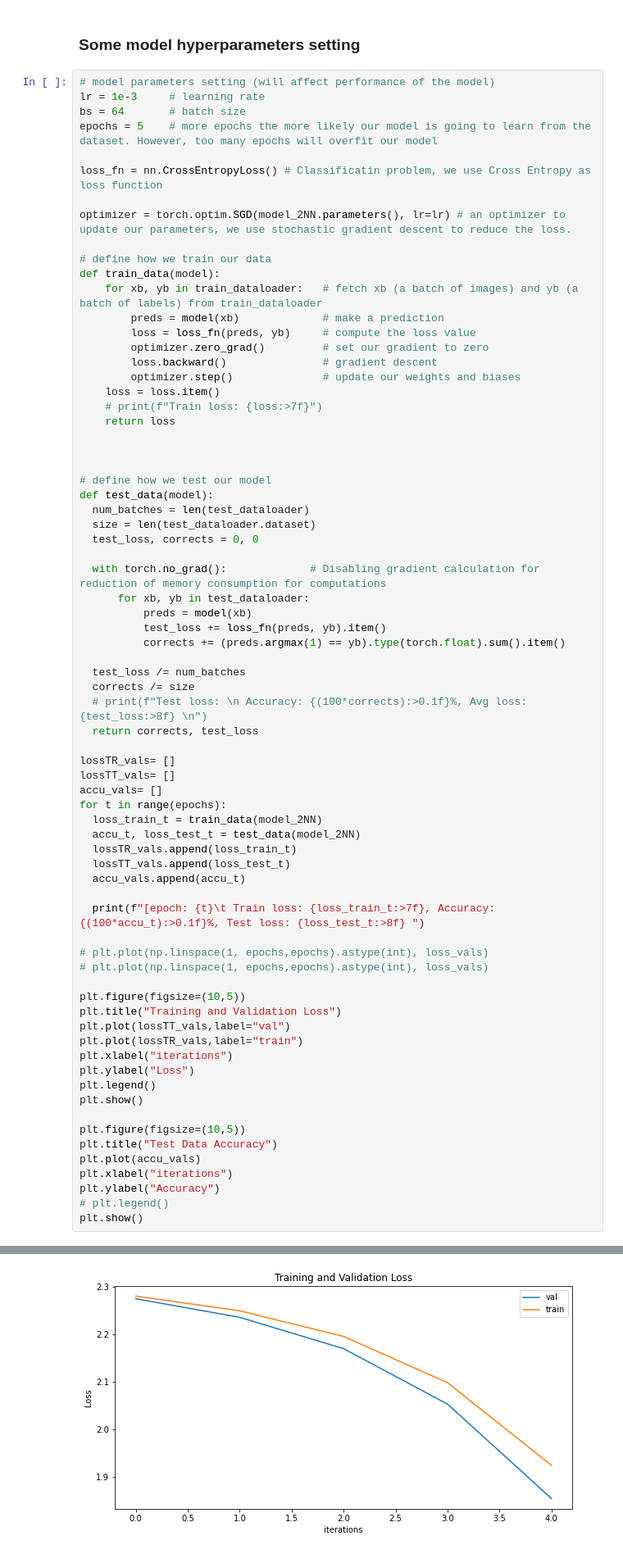
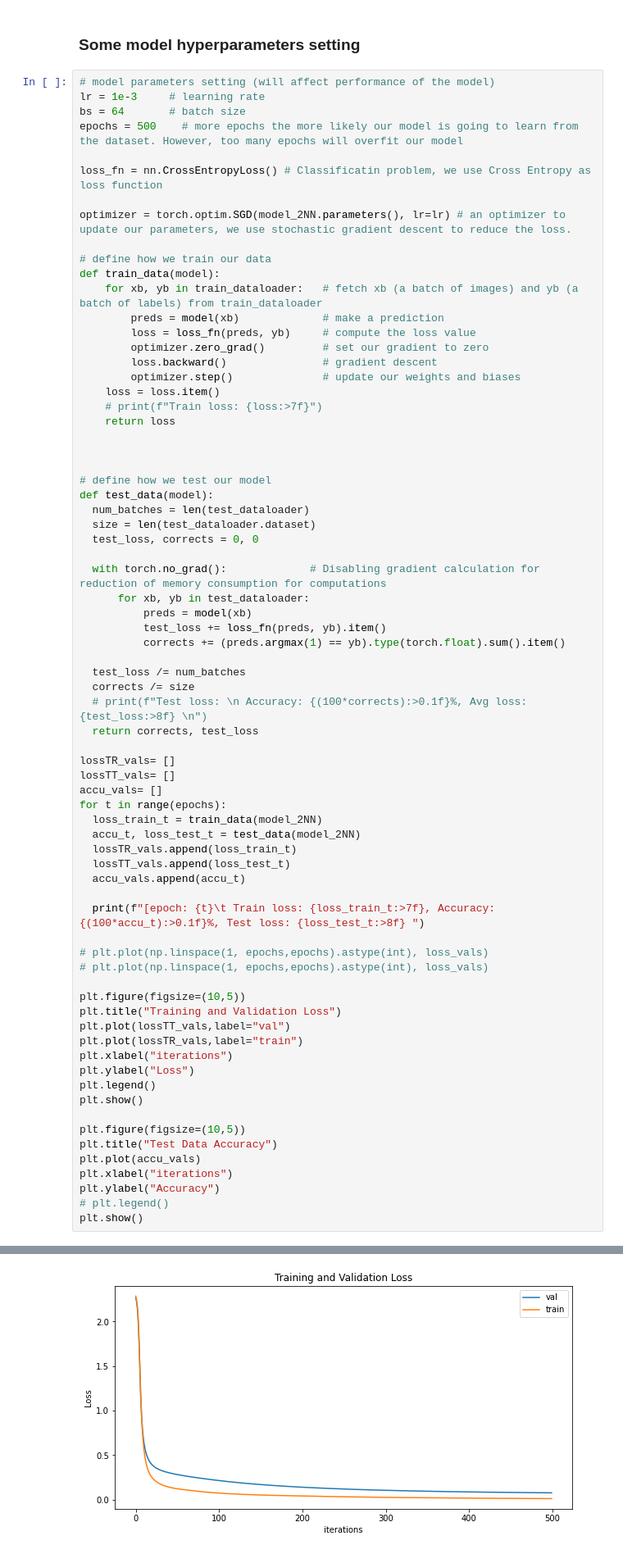
Before and after one commit to wai-ming-chan/fed_avg, a Jupyter notebook: sanityCheck_MNIST.ipynb, the cells around one changed output, grey strips where cells are left out. Shown at 82% size. Cells and saved outputs as stored; diff of their text form.

```diff
--- a/sanityCheck_MNIST.ipynb
+++ b/sanityCheck_MNIST.ipynb
@@ -251,7 +251,7 @@ if False:
 # model parameters setting (will affect performance of the model)
 lr = 1e-3     # learning rate
 bs = 64       # batch size
-epochs = 5    # more epochs the more likely our model is going to learn from the dataset. However, too many epochs will overfit our model
+epochs = 500    # more epochs the more likely our model is going to learn from the dataset. However, too many epochs will overfit our model
 
 loss_fn = nn.CrossEntropyLoss() # Classificatin problem, we use Cross Entropy as loss function
 
@@ -328 +340 @@ plt.show()
-[figure, old version]
+[figure, new version]
```
Also changed, not shown: parts of 2 cells of this notebook.
